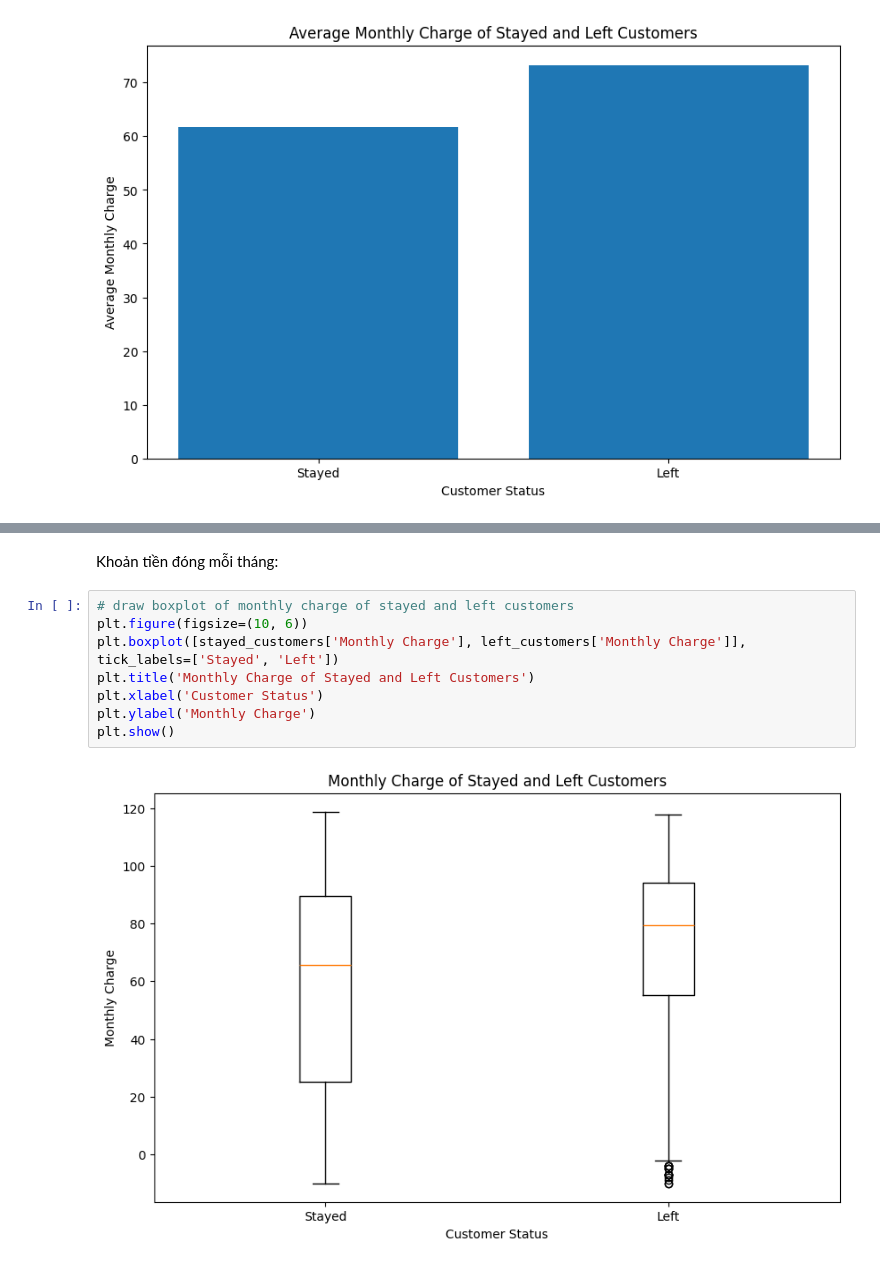
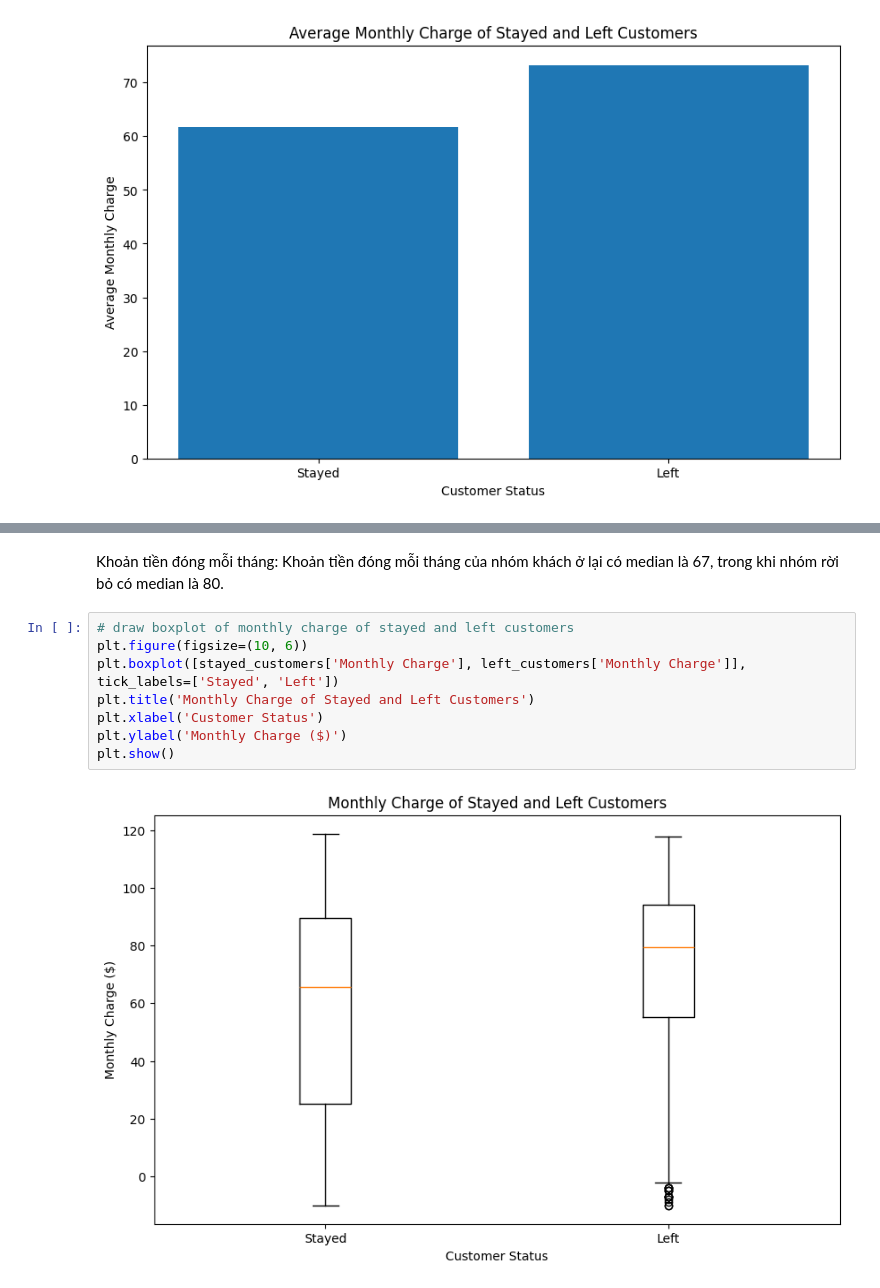
Before and after one commit to cognaiger9/DataMining, a Jupyter notebook: project.ipynb, the cells around one changed output, grey strips where cells are left out. Saved outputs shown, nothing was run; the diff lists cells and outputs as text.

```diff
--- a/project.ipynb
+++ b/project.ipynb
@@ -100,13 +101,13 @@ plt.show()
 # %% [markdown]
-Khoản tiền đóng mỗi tháng:
+Khoản tiền đóng mỗi tháng: Khoản tiền đóng mỗi tháng của nhóm khách ở lại có median là 67, trong khi nhóm rời bỏ có median là 80.
 # %%
 # draw boxplot of monthly charge of stayed and left customers
 plt.figure(figsize=(10, 6))
 plt.boxplot([stayed_customers['Monthly Charge'], left_customers['Monthly Charge']], tick_labels=['Stayed', 'Left'])
 plt.title('Monthly Charge of Stayed and Left Customers')
 plt.xlabel('Customer Status')
-plt.ylabel('Monthly Charge')
+plt.ylabel('Monthly Charge ($)')
 plt.show()
 # %% [output]
-[figure, old version]
+[figure, new version]
 # %% [markdown]
```
Also changed, not shown: parts of 7 cells of this notebook.
